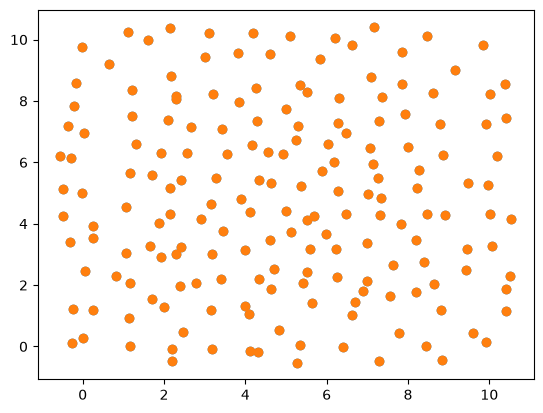
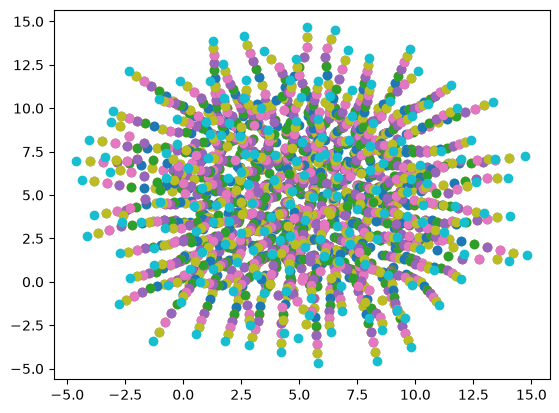
The notebook cell's code change between the first figure and the second:
--- before
+++ after
@@ -1,3 +1,9 @@
-coord_3 = all_partic_1step(coord = coord_1)
-plt.scatter(x=coord_1[:,1], y=coord_1[:,2])
-plt.scatter(x=coord_3[:,1], y=coord_3[:,2])
+n_step = 10
+coord_1 = coord.copy()
+
+for step in range(n_step): 
+    coord_1 = coord_2.copy()
+    coord_2 = all_partic_1step(coord = coord_1)
+    
+    plt.scatter(x=coord_1[:,1], y=coord_1[:,2])
+    plt.scatter(x=coord_2[:,1], y=coord_2[:,2])

Commit: trajectory over 10 steps done